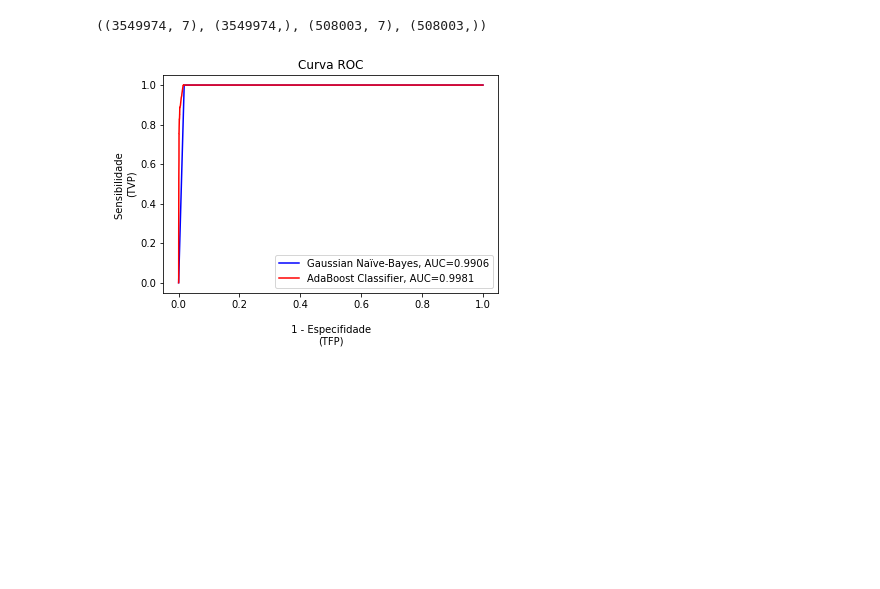
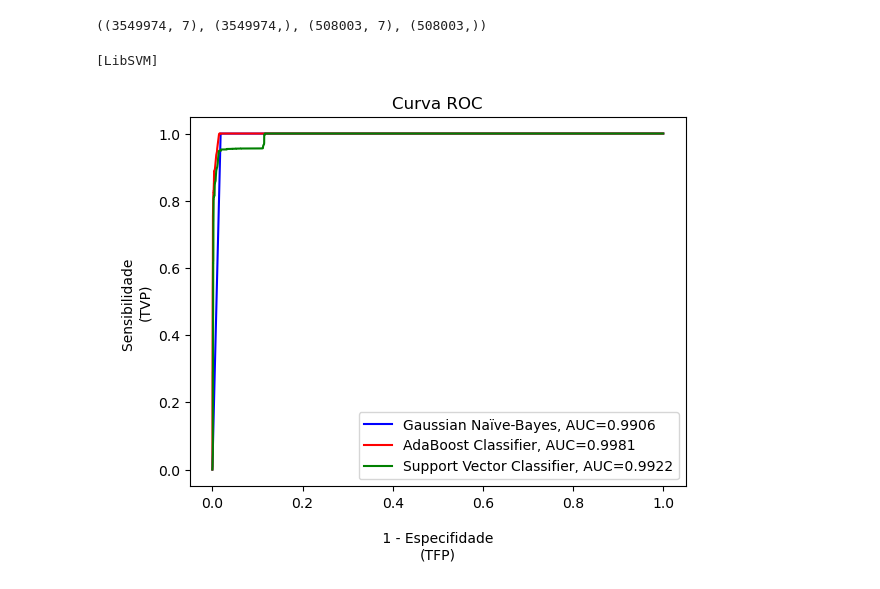
Before and after one commit to Felipe-Sato/python-machine-learning, a Jupyter notebook: A.Dev-Tools/00 ROC Curve Example.ipynb, the cells around one changed output. Drawn from its saved outputs; the diff is of its cells as text; code cells hidden in the pictures; blank space fills up the shorter version.

Commit message:
Update 00 ROC Curve Example.ipynb
Generating ROC Curve with all three algorithms

```diff
--- a/A.Dev-Tools/00 ROC Curve Example.ipynb
+++ b/A.Dev-Tools/00 ROC Curve Example.ipynb
@@ -15,6 +16,7 @@ X_train.shape, y_train.shape, X_test.shape, y_test.shape
 # %%
 gnb = GaussianNB()
 abc = AdaBoostClassifier()
+svc = SVC(C = 5, gamma = 1, kernel = "rbf",verbose=3, max_iter=10000,probability=True)
 # %%
 from sklearn.metrics import accuracy_score, recall_score, f1_score
 from sklearn.metrics import precision_recall_curve, auc, roc_curve, roc_auc_score
@@ -23,22 +25,30 @@ import matplotlib.pyplot as plt
 # %%
 gnb_fit = gnb.fit(X_train, y_train)
 abc_fit = abc.fit(X_train, y_train)
+svc_fit = svc.fit(X_train, y_train)
+# %% [output]
+[LibSVM]
 # %%
 y_pred_gnb = gnb_fit.predict_proba(X_test)[::,1]
 y_pred_abc = abc_fit.predict_proba(X_test)[::,1]
+y_pred_svc = svc_fit.predict_proba(X_test)[::,1]
 # %%
 fpr, tpr, _ = roc_curve(y_test,  y_pred_gnb)
 auc = roc_auc_score(y_test, y_pred_gnb)
 plt.plot(fpr,tpr,color='blue',label="Gaussian Naïve-Bayes, AUC="+str(round(auc,4)))
 
 fpr, tpr, _ = roc_curve(y_test,  y_pred_abc)
 auc = roc_auc_score(y_test, y_pred_abc)
 plt.plot(fpr,tpr,color='red',label="AdaBoost Classifier, AUC="+str(round(auc,4)))
 
+fpr, tpr, _ = roc_curve(y_test,  y_pred_svc)
+auc = roc_auc_score(y_test, y_pred_svc)
+plt.plot(fpr,tpr,color='green',label="Support Vector Classifier, AUC="+str(round(auc,4)))
+
 plt.ylabel('\nSensibilidade \n(TVP)')
 plt.xlabel('\n 1 - Especifidade \n(TFP)')
 plt.title('Curva ROC')
 plt.legend(loc=4)
 plt.show()
 # %% [output]
-[figure, old version]
+[figure, new version]
```
Also changed, not shown: parts of 1 cell of this notebook.
